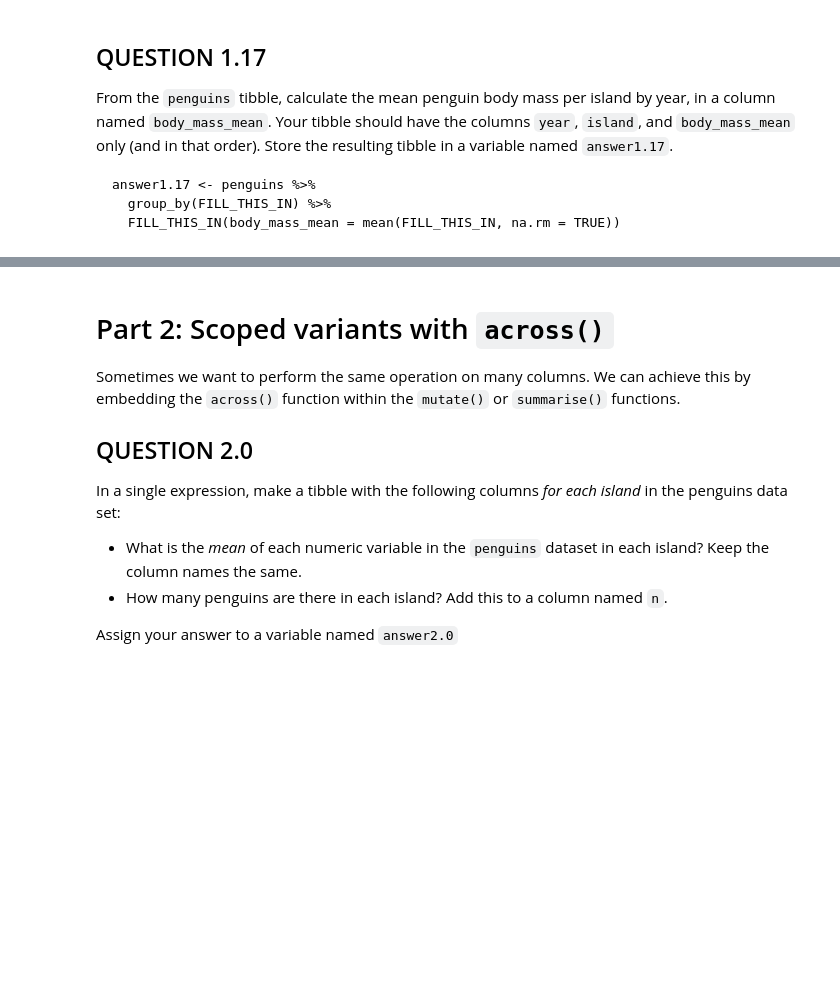
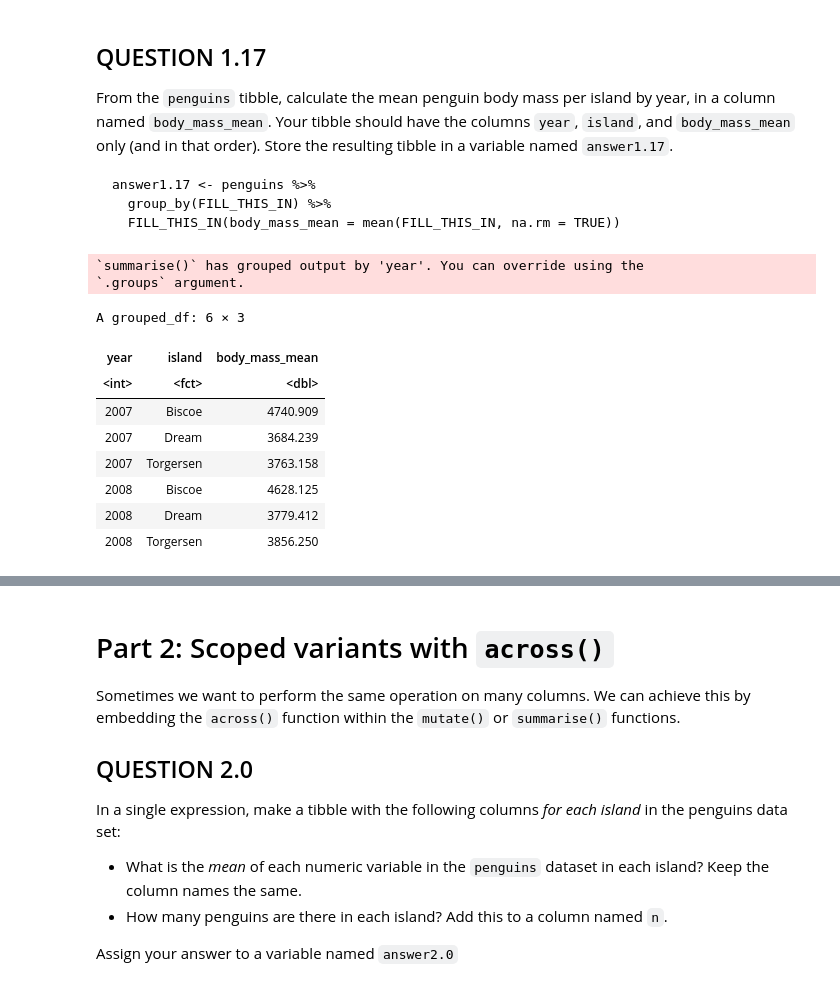
Before and after one commit to annikalaurin/annikalaurin1, a Jupyter notebook: worksheet_a02.ipynb, the cells around one changed output, grey strips where cells are left out. Drawn from its saved outputs; the diff is of its cells as text; code cells hidden in the pictures; blank space fills up the shorter version.

```diff
--- a/worksheet_a02.ipynb
+++ b/worksheet_a02.ipynb
@@ -801,3 +852,20 @@ head(answer1.17)
+# %%
+answer1.17 <- penguins %>%
+  group_by(year, island) %>%
+  summarise(body_mass_mean = mean(body_mass_g, na.rm = TRUE))
+head(answer1.17)
+# %% [output]
+`summarise()` has grouped output by 'year'. You can override using the
+`.groups` argument.
+A grouped_df: 6 × 3
+| year | island | body_mass_mean |
+| <int> | <fct> | <dbl> |
+| 2007 | Biscoe | 4740.909 |
+| 2007 | Dream | 3684.239 |
+| 2007 | Torgersen | 3763.158 |
+| 2008 | Biscoe | 4628.125 |
+| 2008 | Dream | 3779.412 |
+| 2008 | Torgersen | 3856.250 |
 # %%
 test_that("Question 1.17", {
   expect_equal(digest(dim(answer1.17)), "f4885de1726d18557bd43d769cc0ae26")
```
Also changed, not shown: parts of 12 cells of this notebook.
